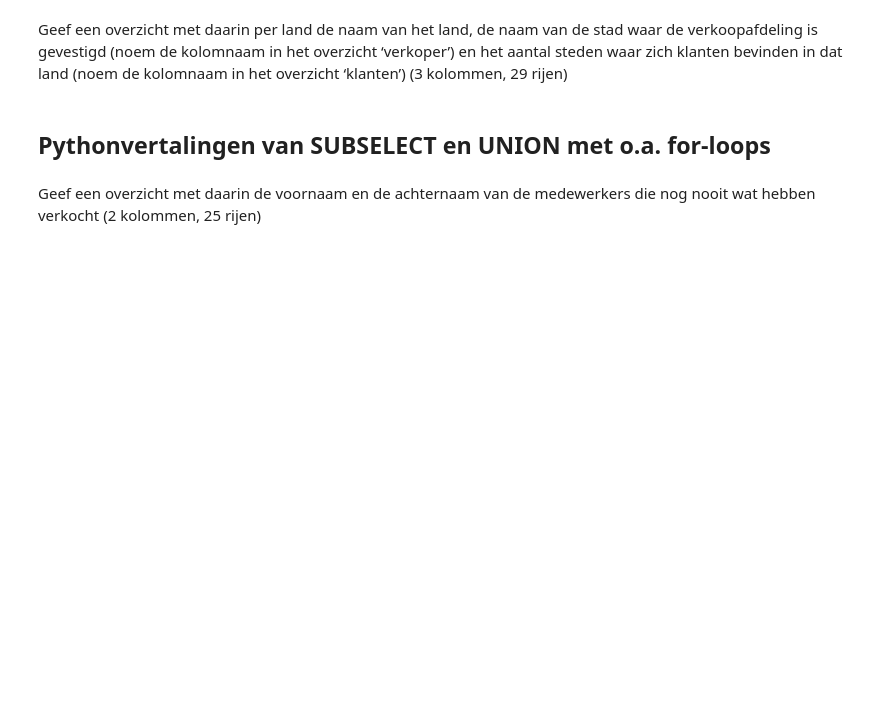
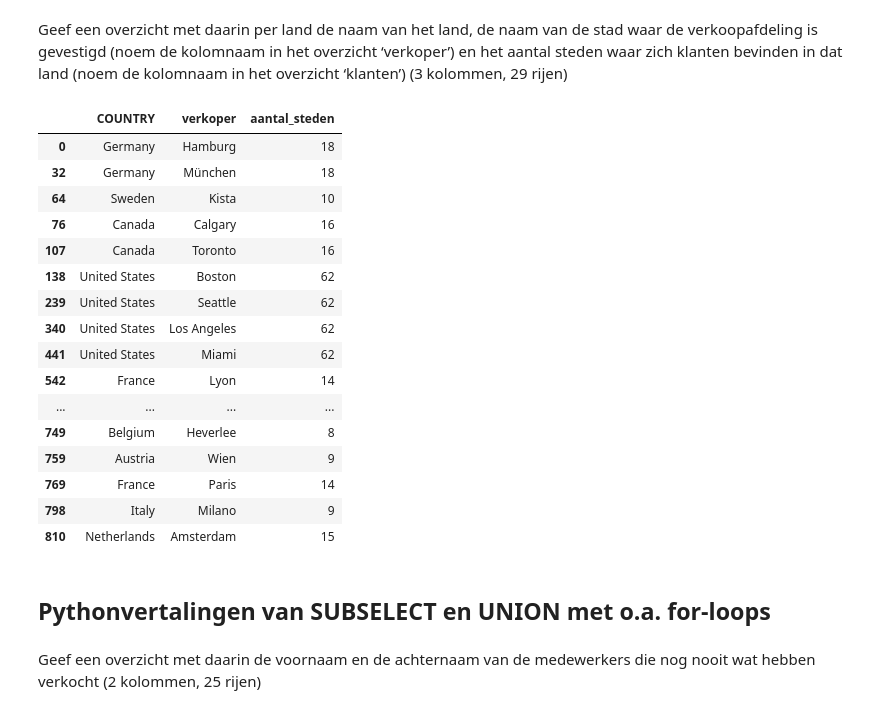
Before and after one commit to david1law/DEDS_Portfolio, a Jupyter notebook: Practicum_2.3_Opdrachten.ipynb, the cells around one changed output. Cells and saved outputs as stored; diff of their text form; code cells hidden in the pictures; blank space fills up the shorter version.

```diff
--- a/Practicum_2.3_Opdrachten.ipynb
+++ b/Practicum_2.3_Opdrachten.ipynb
@@ -206,5 +453,32 @@ pd.DataFrame(merged.loc[filter, ['FIRST_NAME', 'LAST_NAME']])
 # %% [markdown]
 Geef een overzicht met daarin per land de naam van het land, de naam van de stad waar de verkoopafdeling is gevestigd (noem de kolomnaam in het overzicht ‘verkoper’) en het aantal steden waar zich klanten bevinden in dat land (noem de kolomnaam in het overzicht ‘klanten’) (3 kolommen, 29 rijen)
+# %%
+sales_merged = pd.merge(sales_branch, retailer_site, on = 'COUNTRY_CODE', how = 'inner')
+merged = pd.merge(sales_merged, country, on = 'COUNTRY_CODE', how = 'inner')
+filter = merged.groupby('COUNTRY')['CITY_y'].nunique().reset_index(name='aantal_steden')
+resultaat = pd.merge(merged, filter, on='COUNTRY', how='left')
+resultaat.rename(columns={'CITY_x': 'verkoper'}, inplace=True)
+resultaat = resultaat[['COUNTRY', 'verkoper', 'aantal_steden']]
+resultaat.drop_duplicates(inplace=True)
+resultaat
+# %% [output]
+|  | COUNTRY | verkoper | aantal_steden |
+| 0 | Germany | Hamburg | 18 |
+| 32 | Germany | München | 18 |
+| 64 | Sweden | Kista | 10 |
+| 76 | Canada | Calgary | 16 |
+| 107 | Canada | Toronto | 16 |
+| 138 | United States | Boston | 62 |
+| 239 | United States | Seattle | 62 |
+| 340 | United States | Los Angeles | 62 |
+| 441 | United States | Miami | 62 |
+| 542 | France | Lyon | 14 |
+| ... | ... | ... | ... |
+| 749 | Belgium | Heverlee | 8 |
+| 759 | Austria | Wien | 9 |
+| 769 | France | Paris | 14 |
+| 798 | Italy | Milano | 9 |
+| 810 | Netherlands | Amsterdam | 15 |
 # %% [markdown]
 ## Pythonvertalingen van SUBSELECT en UNION met o.a. for-loops
 # %% [markdown]
```
Also changed, not shown: parts of 32 cells of this notebook.
